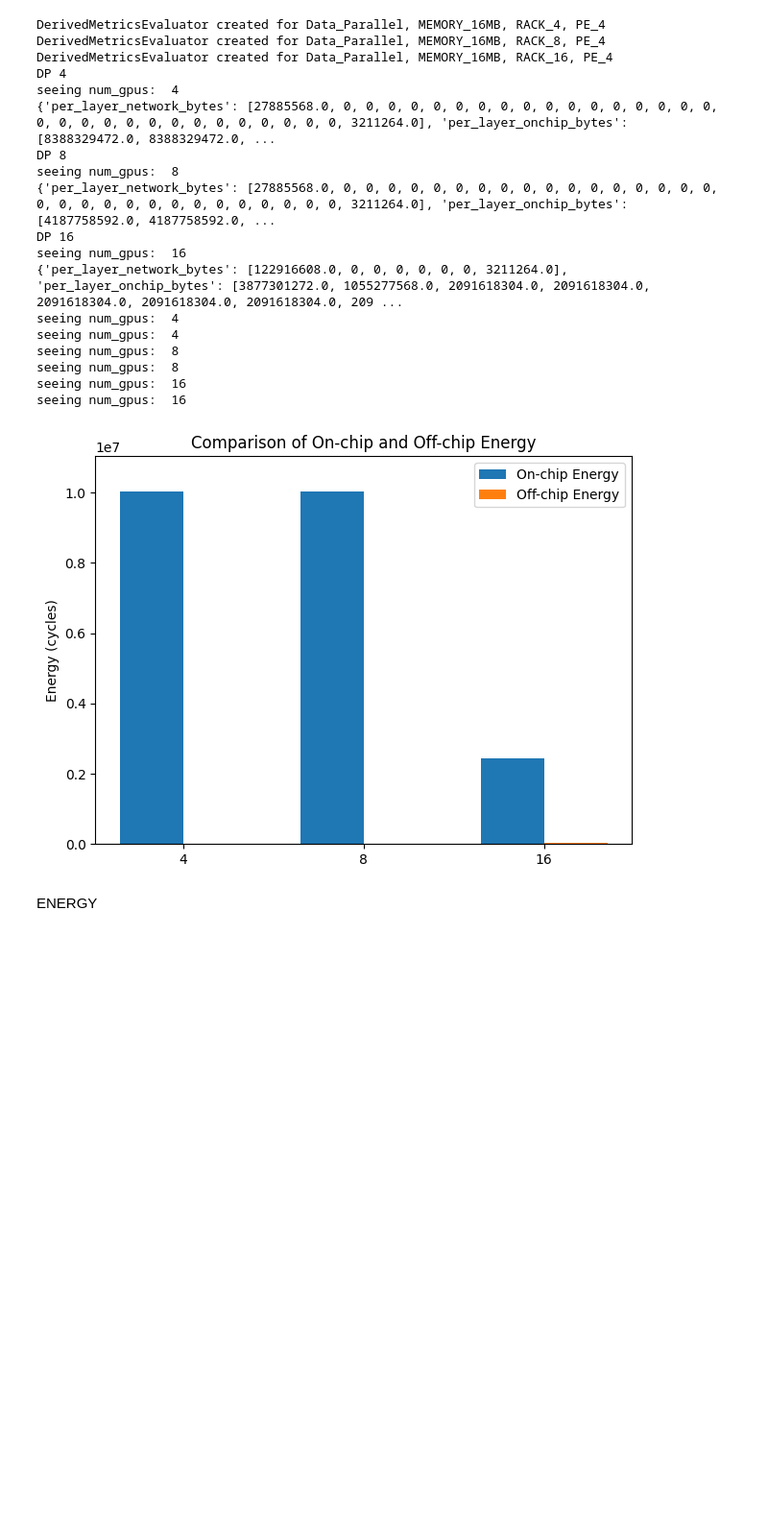
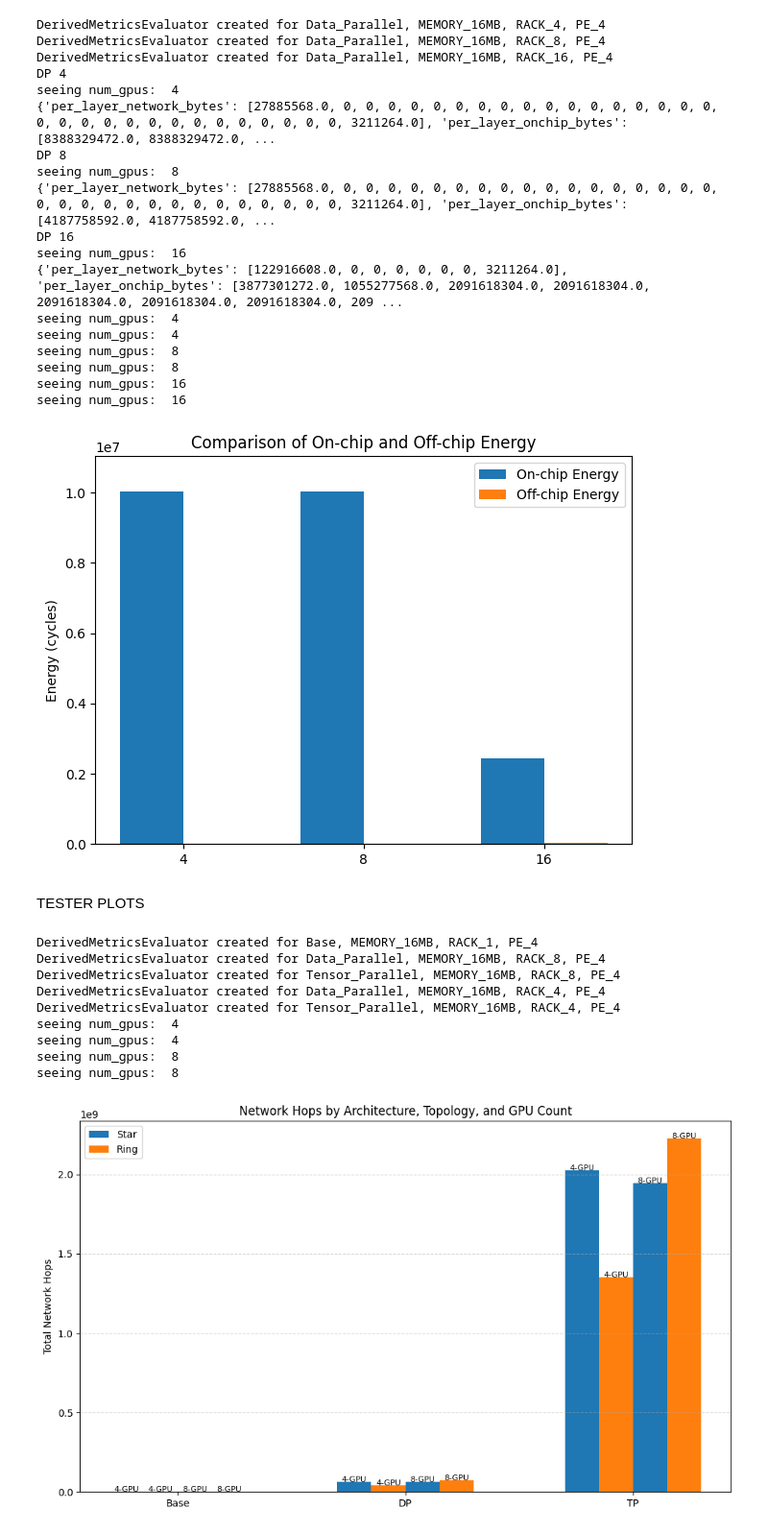
Before and after one commit to feadebekun2/6.593-final, a Jupyter notebook: workspace/results_analysis.ipynb, the cells around one changed output. Shown: that part at 96% size. Cells and saved outputs as stored; diff of their text form; code cells hidden in the pictures; blank space fills up the shorter version.

```diff
--- a/workspace/results_analysis.ipynb
+++ b/workspace/results_analysis.ipynb
@@ -615,4 +616,79 @@ seeing num_gpus:  16
 seeing num_gpus:  16
 [figure]
 # %% [markdown]
-ENERGY
+TESTER PLOTS
+# %%
+import matplotlib.pyplot as plt
+import numpy as np
+base_estimator = DerivedMetricsEvaluator(Architecture.Base, GPUMemoryScale.MEMORY_16MB, RackSize.RACK_1, PEsConfig.PE_4,'persisted_results/results_May 03, 2025 04:16:57 PM EST')
+base_star_4 = 0
+base_ring_4 = 0
+base_star_8 = 0
+base_ring_8 = 0
+
+dp_8_estimator = DerivedMetricsEvaluator(Architecture.Data_Parallel, GPUMemoryScale.MEMORY_16MB, RackSize.RACK_8, PEsConfig.PE_4,'persisted_results/results_May 03, 2025 04:16:57 PM EST')
+tp_8_estimator = DerivedMetricsEvaluator(Architecture.Tensor_Parallel, GPUMemoryScale.MEMORY_16MB, RackSize.RACK_8, PEsConfig.PE_4,'persisted_results/results_May 03, 2025 04:16:57 PM EST')
+dp_4_estimator = DerivedMetricsEvaluator(Architecture.Data_Parallel, GPUMemoryScale.MEMORY_16MB, RackSize.RACK_4, PEsConfig.PE_4,'persisted_results/results_May 03, 2025 04:16:57 PM EST')
+tp_4_estimator = DerivedMetricsEvaluator(Architecture.Tensor_Parallel, GPUMemoryScale.MEMORY_16MB, RackSize.RACK_4, PEsConfig.PE_4,'persisted_results/results_May 03, 2025 04:16:57 PM EST')
+
+dp_4_star_results = dp_4_estimator.derive_total_star_results()["total_network_hops"]
+dp_4_ring_results = dp_4_estimator.derive_total_ring_results()["total_network_hops"]
+tp_4_star_results = tp_4_estimator.derive_total_star_results()["total_network_hops"]
+tp_4_ring_results = tp_4_estimator.derive_total_ring_results()["total_network_hops"]
+
+dp_8_star_results = dp_8_estimator.derive_total_star_results()["total_network_hops"]
+dp_8_ring_results = dp_8_estimator.derive_total_ring_results()["total_network_hops"]
+tp_8_star_results = tp_8_estimator.derive_total_star_results()["total_network_hops"]
+tp_8_ring_results = tp_8_estimator.derive_total_ring_results()["total_network_hops"]
+
+# Data grouped by architecture
+architectures = ['Base', 'DP', 'TP']
+x = np.arange(len(architectures))
+width = 0.15  # narrower to fit 4 bars per group
+
+# Data setup
+star_colors = '#1f77b4'
+ring_colors = '#ff7f0e'
+
+star_4 = [base_star_4, dp_4_star_results, tp_4_star_results]
+ring_4 = [base_ring_4, dp_4_ring_results, tp_4_ring_results]
+star_8 = [base_star_8, dp_8_star_results, tp_8_star_results]
+ring_8 = [base_ring_8, dp_8_ring_results, tp_8_ring_results]
+
+fig, ax = plt.subplots(figsize=(10, 6))
+
+# Plot bars
+r1 = ax.bar(x - 1.5 * width, star_4, width, color=star_colors, label='Star')
+r2 = ax.bar(x - 0.5 * width, ring_4, width, color=ring_colors, label='Ring')
+r3 = ax.bar(x + 0.5 * width, star_8, width, color=star_colors)
+r4 = ax.bar(x + 1.5 * width, ring_8, width, color=ring_colors)
+
+# X-axis labels
+ax.set_xticks(x)
+ax.set_xticklabels(architectures)
+ax.set_ylabel('Total Network Hops')
+ax.set_title('Network Hops by Architecture, Topology, and GPU Count')
+
+# GPU count labels above each bar
+for bar, label in zip([r1, r2, r3, r4], ['4-GPU', '4-GPU', '8-GPU', '8-GPU']):
+    for rect in bar:
+        height = rect.get_height()
+        ax.text(rect.get_x() + rect.get_width() / 2, height + 20, label, ha='center', fontsize=8)
+
+# Legend and grid
+handles = [r1[0], r2[0]]
+ax.legend(handles, ['Star', 'Ring'])
+ax.grid(True, axis='y', linestyle='--', alpha=0.5)
+plt.tight_layout()
+plt.show()
+# %% [output]
+DerivedMetricsEvaluator created for Base, MEMORY_16MB, RACK_1, PE_4
+DerivedMetricsEvaluator created for Data_Parallel, MEMORY_16MB, RACK_8, PE_4
+DerivedMetricsEvaluator created for Tensor_Parallel, MEMORY_16MB, RACK_8, PE_4
+DerivedMetricsEvaluator created for Data_Parallel, MEMORY_16MB, RACK_4, PE_4
+DerivedMetricsEvaluator created for Tensor_Parallel, MEMORY_16MB, RACK_4, PE_4
+seeing num_gpus:  4
+seeing num_gpus:  4
+seeing num_gpus:  8
+seeing num_gpus:  8
+[figure, added]
```
Also changed, not shown: parts of 4 cells of this notebook, 5 other files.
